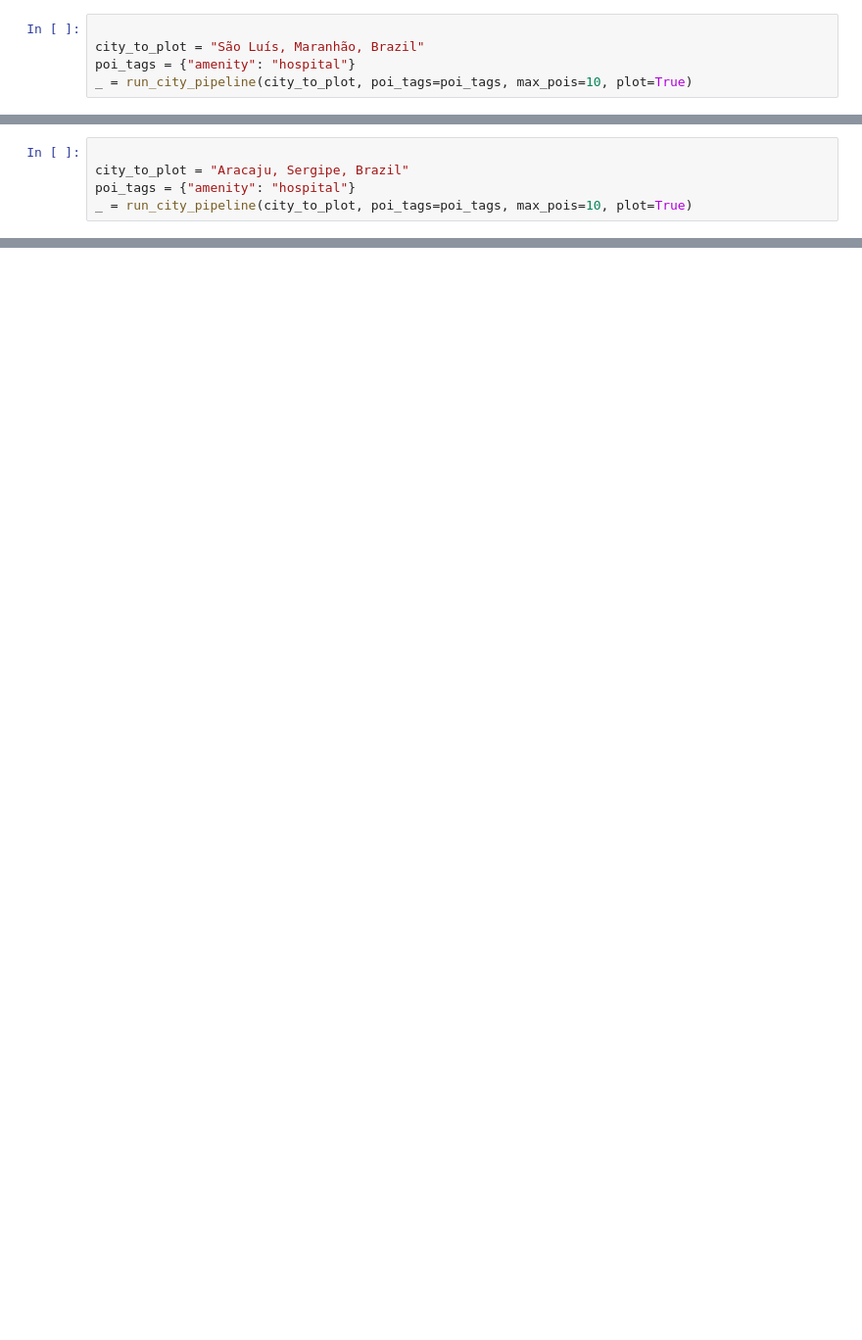
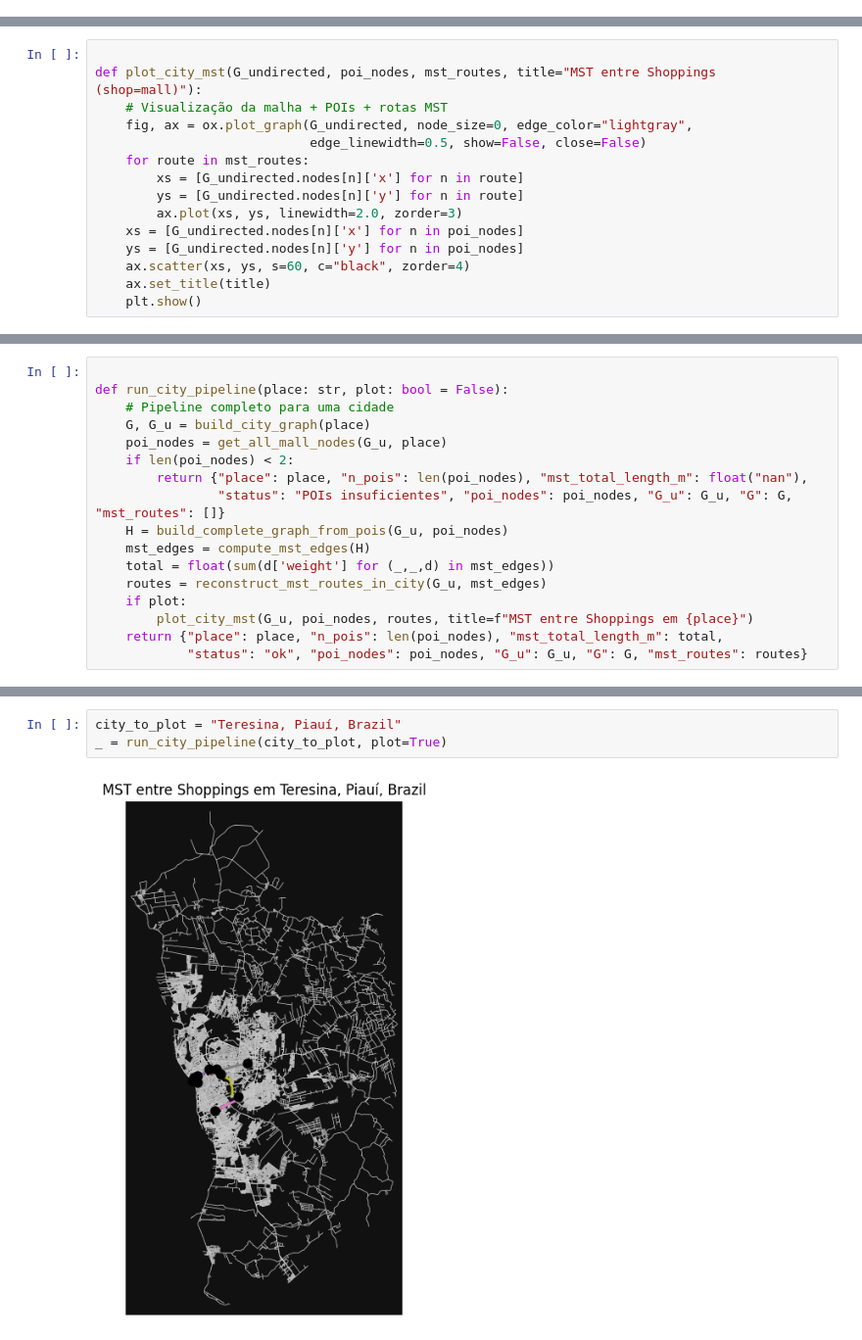
Before and after one commit to LeonardoPCavalcanti/AED2_U2, a Jupyter notebook: Trabalho2_U2_AED2.ipynb, the cells around one changed output, grey strips where cells are left out. Shown at 98% size. Cells and saved outputs as stored; diff of their text form; blank space fills up the shorter version.

```diff
--- a/Trabalho2_U2_AED2.ipynb
+++ b/Trabalho2_U2_AED2.ipynb
@@ -244,5 +0,0 @@ _ = run_city_pipeline(city_to_plot, poi_tags=poi_tags, max_pois=10, plot=True)
-# %%
-
-city_to_plot = "São Luís, Maranhão, Brazil"
-poi_tags = {"amenity": "hospital"}
-_ = run_city_pipeline(city_to_plot, poi_tags=poi_tags, max_pois=10, plot=True)
@@ -251,5 +0,0 @@ _ = run_city_pipeline(city_to_plot, poi_tags=poi_tags, max_pois=10, plot=True)
-# %%
-
-city_to_plot = "Aracaju, Sergipe, Brazil"
-poi_tags = {"amenity": "hospital"}
-_ = run_city_pipeline(city_to_plot, poi_tags=poi_tags, max_pois=10, plot=True)
@@ -257,0 +126,15 @@ _ = run_city_pipeline(city_to_plot, poi_tags=poi_tags, max_pois=10, plot=True)
+# %%
+
+def plot_city_mst(G_undirected, poi_nodes, mst_routes, title="MST entre Shoppings (shop=mall)"):
+    # Visualização da malha + POIs + rotas MST
+    fig, ax = ox.plot_graph(G_undirected, node_size=0, edge_color="lightgray",
+                            edge_linewidth=0.5, show=False, close=False)
+    for route in mst_routes:
+        xs = [G_undirected.nodes[n]['x'] for n in route]
+        ys = [G_undirected.nodes[n]['y'] for n in route]
+        ax.plot(xs, ys, linewidth=2.0, zorder=3)
+    xs = [G_undirected.nodes[n]['x'] for n in poi_nodes]
+    ys = [G_undirected.nodes[n]['y'] for n in poi_nodes]
+    ax.scatter(xs, ys, s=60, c="black", zorder=4)
+    ax.set_title(title)
+    plt.show()
@@ -257,0 +145,17 @@ _ = run_city_pipeline(city_to_plot, poi_tags=poi_tags, max_pois=10, plot=True)
+# %%
+
+def run_city_pipeline(place: str, plot: bool = False):
+    # Pipeline completo para uma cidade
+    G, G_u = build_city_graph(place)
+    poi_nodes = get_all_mall_nodes(G_u, place)
+    if len(poi_nodes) < 2:
+        return {"place": place, "n_pois": len(poi_nodes), "mst_total_length_m": float("nan"),
+                "status": "POIs insuficientes", "poi_nodes": poi_nodes, "G_u": G_u, "G": G, "mst_routes": []}
+    H = build_complete_graph_from_pois(G_u, poi_nodes)
+    mst_edges = compute_mst_edges(H)
+    total = float(sum(d['weight'] for (_,_,d) in mst_edges))
+    routes = reconstruct_mst_routes_in_city(G_u, mst_edges)
+    if plot:
+        plot_city_mst(G_u, poi_nodes, routes, title=f"MST entre Shoppings em {place}")
+    return {"place": place, "n_pois": len(poi_nodes), "mst_total_length_m": total,
+            "status": "ok", "poi_nodes": poi_nodes, "G_u": G_u, "G": G, "mst_routes": routes}
@@ -257,0 +221,5 @@ _ = run_city_pipeline(city_to_plot, poi_tags=poi_tags, max_pois=10, plot=True)
+# %%
+city_to_plot = "Teresina, Piauí, Brazil"
+_ = run_city_pipeline(city_to_plot, plot=True)
+# %% [output]
+[figure, added]
```
Also changed, not shown: parts of 55 cells of this notebook.
